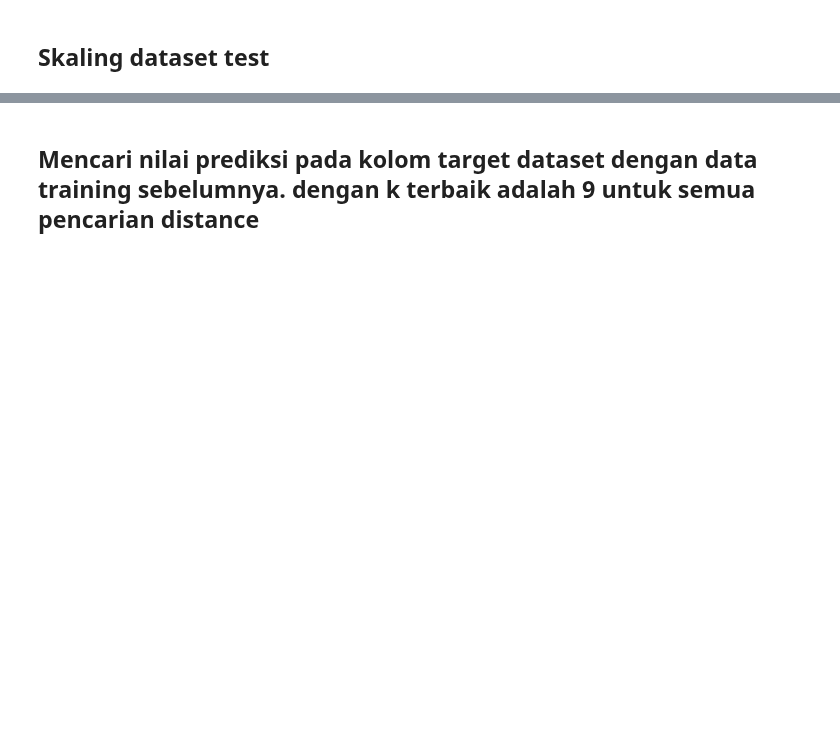
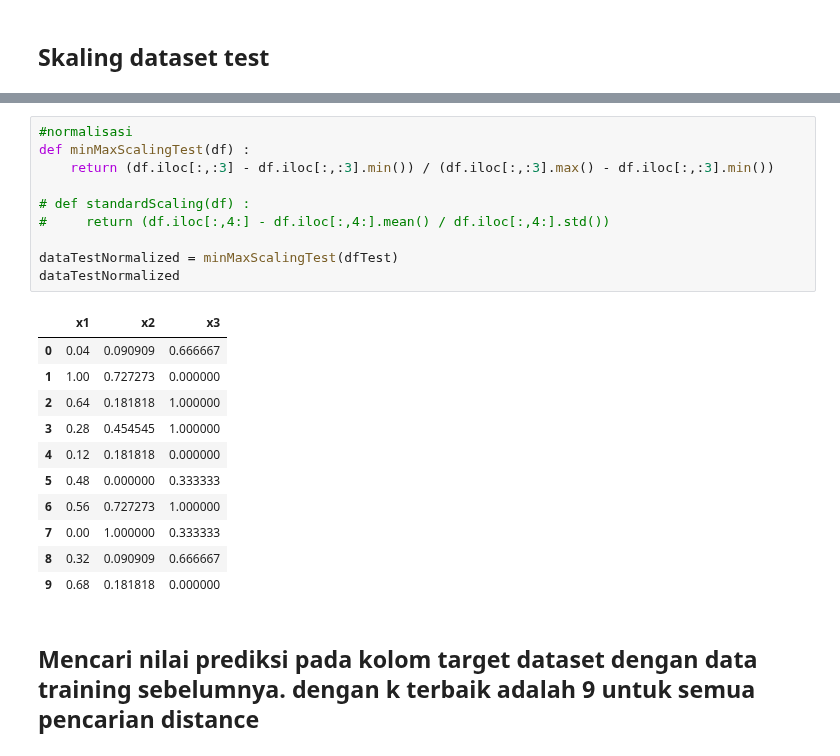
Before and after one commit to khalilullahalfaath/AI_Tubes-03-Learning, a Jupyter notebook: AI_Kelompok_15_Learning.ipynb, the cells around one changed output, grey strips where cells are left out. Saved outputs shown, nothing was run; the diff lists cells and outputs as text; blank space fills up the shorter version.

```diff
--- a/AI_Kelompok_15_Learning.ipynb
+++ b/AI_Kelompok_15_Learning.ipynb
@@ -516,3 +523,25 @@ dataTestNormalized
+# %%
+#normalisasi
+def minMaxScalingTest(df) :
+    return (df.iloc[:,:3] - df.iloc[:,:3].min()) / (df.iloc[:,:3].max() - df.iloc[:,:3].min())
+
+# def standardScaling(df) :
+#     return (df.iloc[:,4:] - df.iloc[:,4:].mean() / df.iloc[:,4:].std())
+
+dataTestNormalized = minMaxScalingTest(dfTest)
+dataTestNormalized
+# %% [output]
+|  | x1 | x2 | x3 |
+| 0 | 0.04 | 0.090909 | 0.666667 |
+| 1 | 1.00 | 0.727273 | 0.000000 |
+| 2 | 0.64 | 0.181818 | 1.000000 |
+| 3 | 0.28 | 0.454545 | 1.000000 |
+| 4 | 0.12 | 0.181818 | 0.000000 |
+| 5 | 0.48 | 0.000000 | 0.333333 |
+| 6 | 0.56 | 0.727273 | 1.000000 |
+| 7 | 0.00 | 1.000000 | 0.333333 |
+| 8 | 0.32 | 0.090909 | 0.666667 |
+| 9 | 0.68 | 0.181818 | 0.000000 |
 # %% [markdown]
 ## Mencari nilai prediksi pada kolom target dataset dengan data training sebelumnya. dengan k terbaik adalah 9 untuk semua pencarian distance
 # %%
```
Also changed, not shown: parts of 20 cells of this notebook.
